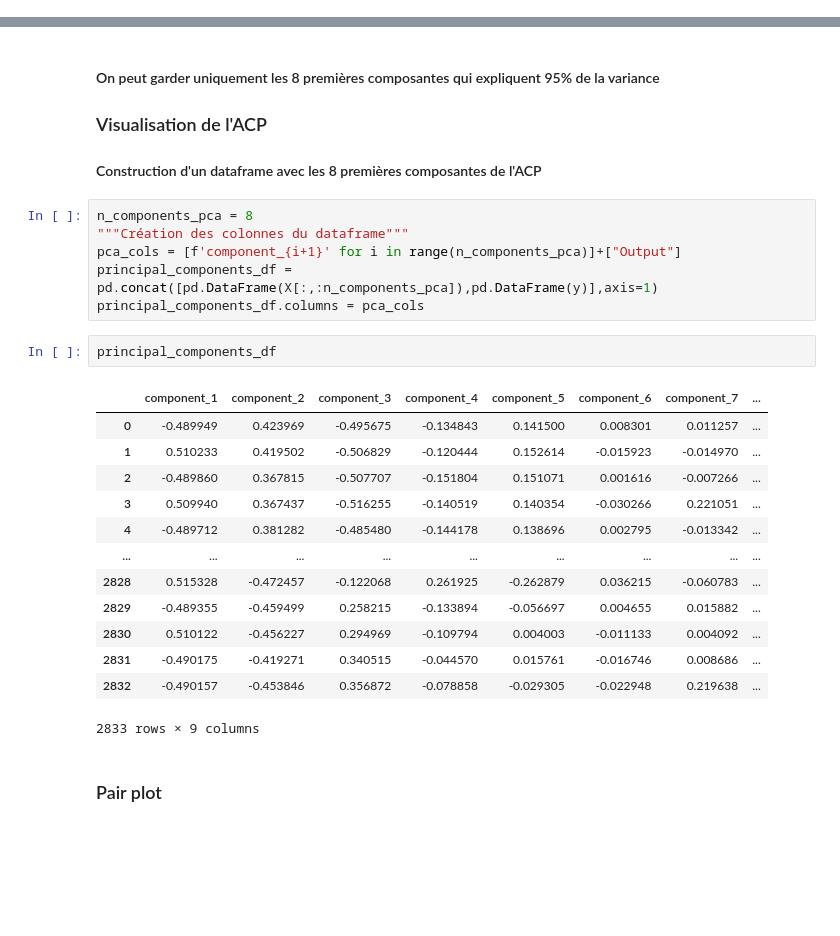
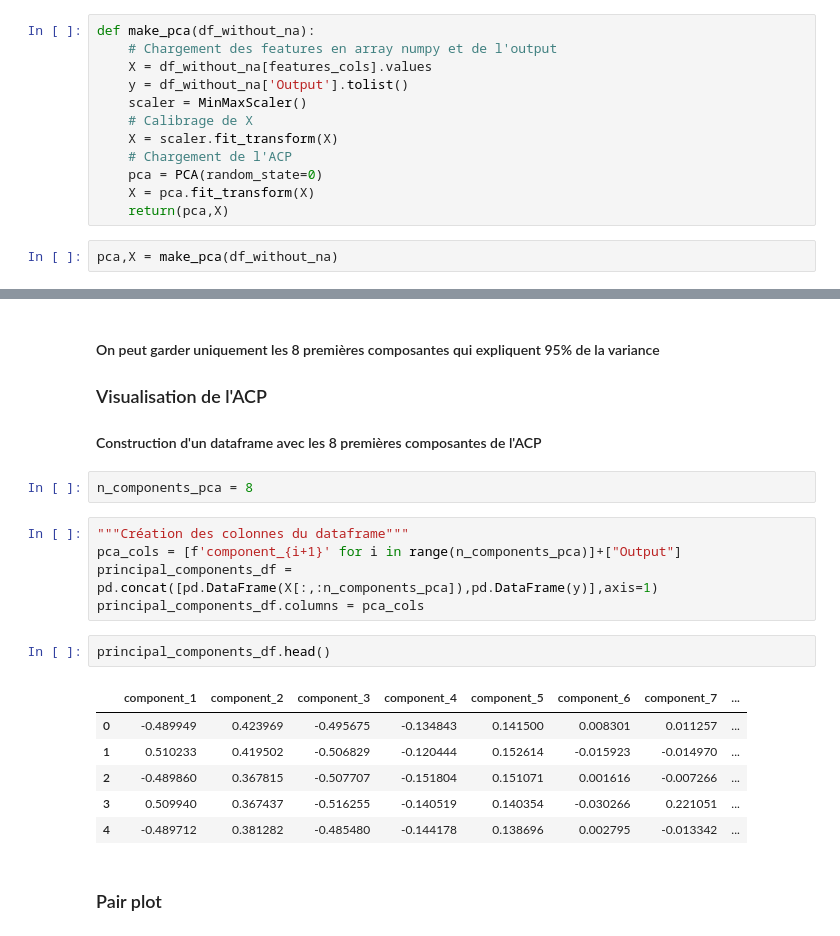
Before and after one commit to keyserwood/ILBRecruitmentProcess, a Jupyter notebook: 1.0-er-ilb_lab_test_technique2.ipynb, the cells around one changed output, grey strips where cells are left out. Drawn from its saved outputs; the diff is of its cells as text; blank space fills up the shorter version.

```diff
--- a/1.0-er-ilb_lab_test_technique2.ipynb
+++ b/1.0-er-ilb_lab_test_technique2.ipynb
@@ -836,3 +816,17 @@ X.shape
+# %%
+def make_pca(df_without_na):
+    # Chargement des features en array numpy et de l'output
+    X = df_without_na[features_cols].values
+    y = df_without_na['Output'].tolist()
+    scaler = MinMaxScaler()
+    # Calibrage de X
+    X = scaler.fit_transform(X)
+    # Chargement de l'ACP
+    pca = PCA(random_state=0)
+    X = pca.fit_transform(X)
+    return(pca,X)
+# %%
+pca,X = make_pca(df_without_na)
 # %% [markdown]
 ### Analyse de l'ACP
 # %%
@@ -861,28 +855,22 @@ pca_plot(pca,X)
 ###  Visualisation de l'ACP
 
 #### Construction d'un dataframe avec les 8 premières composantes de l'ACP
+# %%
+n_components_pca = 8
 # %%
-n_components_pca = 8
 """Création des colonnes du dataframe"""
 pca_cols = [f'component_{i+1}' for i in range(n_components_pca)]+["Output"]
 principal_components_df = pd.concat([pd.DataFrame(X[:,:n_components_pca]),pd.DataFrame(y)],axis=1)
 principal_components_df.columns = pca_cols
 # %%
-principal_components_df
+principal_components_df.head()
 # %% [output]
 |  | component_1 | component_2 | component_3 | component_4 | component_5 | component_6 | component_7 | ... |
 | 0 | -0.489949 | 0.423969 | -0.495675 | -0.134843 | 0.141500 | 0.008301 | 0.011257 | ... |
 | 1 | 0.510233 | 0.419502 | -0.506829 | -0.120444 | 0.152614 | -0.015923 | -0.014970 | ... |
 | 2 | -0.489860 | 0.367815 | -0.507707 | -0.151804 | 0.151071 | 0.001616 | -0.007266 | ... |
 | 3 | 0.509940 | 0.367437 | -0.516255 | -0.140519 | 0.140354 | -0.030266 | 0.221051 | ... |
 | 4 | -0.489712 | 0.381282 | -0.485480 | -0.144178 | 0.138696 | 0.002795 | -0.013342 | ... |
-| ... | ... | ... | ... | ... | ... | ... | ... | ... |
-| 2828 | 0.515328 | -0.472457 | -0.122068 | 0.261925 | -0.262879 | 0.036215 | -0.060783 | ... |
-| 2829 | -0.489355 | -0.459499 | 0.258215 | -0.133894 | -0.056697 | 0.004655 | 0.015882 | ... |
-| 2830 | 0.510122 | -0.456227 | 0.294969 | -0.109794 | 0.004003 | -0.011133 | 0.004092 | ... |
-| 2831 | -0.490175 | -0.419271 | 0.340515 | -0.044570 | 0.015761 | -0.016746 | 0.008686 | ... |
-| 2832 | -0.490157 | -0.453846 | 0.356872 | -0.078858 | -0.029305 | -0.022948 | 0.219638 | ... |
-2833 rows × 9 columns
 # %% [markdown]
 ### Pair plot
 # %%
```
Also changed, not shown: parts of 37 cells of this notebook.
